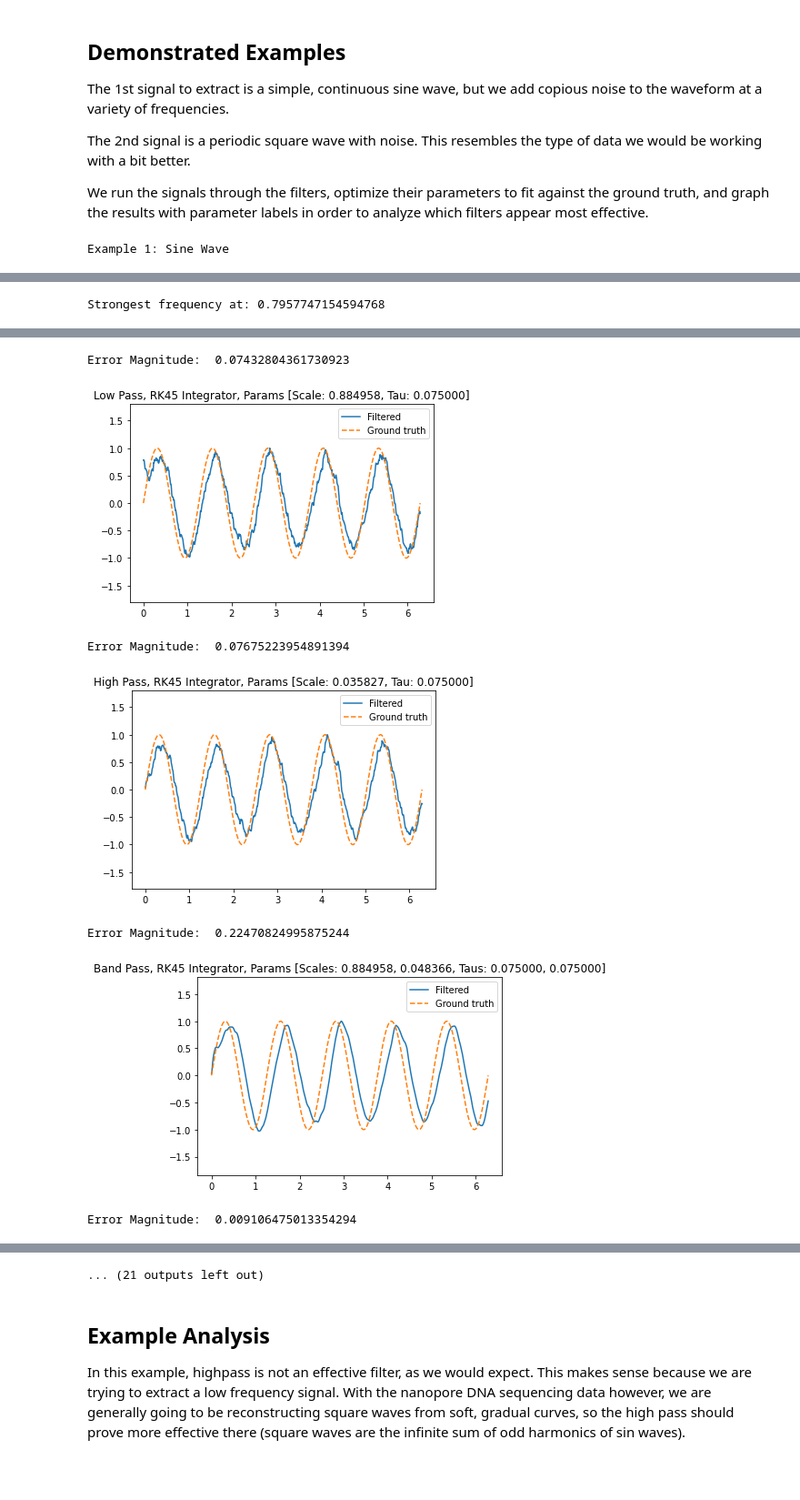
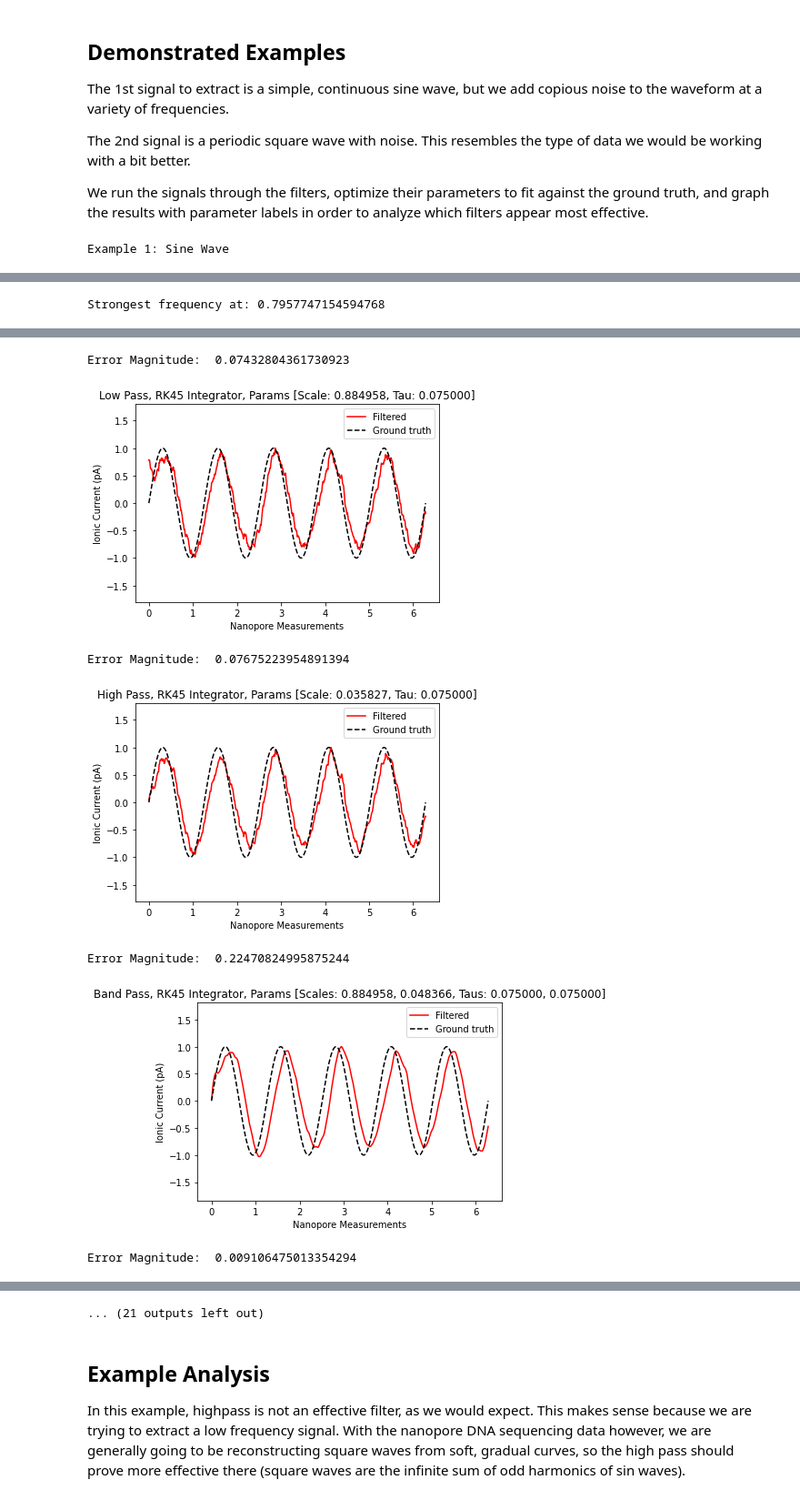
Before and after one commit to aaron-philip/NanoporeSequencingFiltering, a Jupyter notebook: notebooks/filters.ipynb, the cells around one changed output, grey strips where cells are left out. Shown at 91% size. Cells and saved outputs as stored; diff of their text form; code cells hidden in the pictures; blank space fills up the shorter version.

Commit message:
Added figures

```diff
--- a/notebooks/filters.ipynb
+++ b/notebooks/filters.ipynb
@@ -245,9 +245,9 @@ class TimesteppedFilters(Filters):
     def graph(self, opt, ftype, truth=None):
         sol = opt[0]
         params = opt[1]
-        plt.plot(sol.t, sol.y[0,:], label='Filtered')
+        plt.plot(sol.t, sol.y[0,:], label='Filtered', color='red')
         if truth is not None:
-            plt.plot(self.tspan, truth,'--', label='Ground truth')
+            plt.plot(self.tspan, truth,'--', label='Ground truth', color='black')
         if ftype=='Low Pass' or ftype=='High Pass':
             plt.title('%s, RK45 Integrator, Params [Scale: %f, Tau: %f]' % (ftype, params[0], params[1]))
         elif ftype=='Band Pass':
@@ -256,6 +256,8 @@ class TimesteppedFilters(Filters):
                                                                                      params[2],
                                                                                      params[1],
                                                                                      params[3]))
+        plt.xlabel('Nanopore Measurements')
+        plt.ylabel('Ionic Current (pA)')
         plt.legend(loc='upper right')
         plt.margins(0.05, 0.4)
         plt.show()
@@ -379,16 +381,18 @@ class ButterworthFilters(Filters):
 
     # Graphing filtration, option to graph alongside truth signal
     def graph(self, y, popt, ftype, truth=None):
-        plt.plot(self.tspan, y, label='Filtered')
+        plt.plot(self.tspan, y, label='Filtered', color='red')
         if truth is not None:
-            plt.plot(self.tspan, truth,'--', label='Ground truth')
+            plt.plot(self.tspan, truth,'--', label='Ground truth', color='black')
         if ftype=='Low Pass' or ftype=='High Pass':
-            plt.title('Bandworth type: %s, Params [Ord: %d, Freq: %f]' % (ftype, int(popt[0]), popt[1]))
+            plt.title('Butterworth type: %s, Params [Ord: %d, Freq: %f]' % (ftype, int(popt[0]), popt[1]))
         elif ftype=='Band Pass' or ftype=='Band Stop':
-            plt.title('Bandworth type: %s, Params [Ord: %d, Freqs: %f, %f]' % (ftype, int(popt[0]),
+            plt.title('Butterworth type: %s, Params [Ord: %d, Freqs: %f, %f]' % (ftype, int(popt[0]),
                                                                               popt[1], popt[2]))
         plt.legend(loc='upper right')
         plt.margins(0.05, 0.4)
+        plt.xlabel('Nanopore Measurements')
+        plt.ylabel('Ionic Current (pA)')
         plt.show()
 
 # Potential Chebyshev filters to add in the future:
@@ -429,6 +433,8 @@ if __name__ == '__main__':
     plt.legend(loc='upper right')
     plt.margins(0.05, 0.4)
     plt.title('Generated Signal')
+    plt.xlabel('Nanopore Measurements')
+    plt.ylabel('Ionic Current (pA)')
     plt.show()
     #path = os.path.join(PATH_TO_FIGURES, 'noisysine.png')
     #plt.savefig(path)
@@ -494,6 +500,8 @@ if __name__ == '__main__':
     plt.legend(loc='upper right')
     plt.margins(0.05, 0.4)
     plt.title('Generated Signal')
+    plt.xlabel('Nanopore Measurements')
+    plt.ylabel('Ionic Current (pA)')
     plt.show()
 
 
@@ -534,6 +542,8 @@ if __name__ == '__main__':
     plt.legend(loc='upper right')
     plt.margins(0.05, 0.4)
     plt.title('Odd Harmonics Superimposed on (Low Pass) Filtered Signal')
+    plt.xlabel('Nanopore Measurements')
+    plt.ylabel('Ionic Current (pA)')
     plt.show()
 
     """
@@ -551,9 +561,9 @@ Example 1: Sine Wave
 Strongest frequency at: 0.7957747154594768
 [figure]
 Error Magnitude:  0.07432804361730923
-[figure, old version]
+[figure, new version]
 Error Magnitude:  0.07675223954891394
-[figure, old version]
+[figure, new version]
 Error Magnitude:  0.22470824995875244
-[figure, old version]
+[figure, new version]
 Error Magnitude:  0.009106475013354294
```
Also changed, not shown: parts of 1 cell of this notebook, 37 other files.
